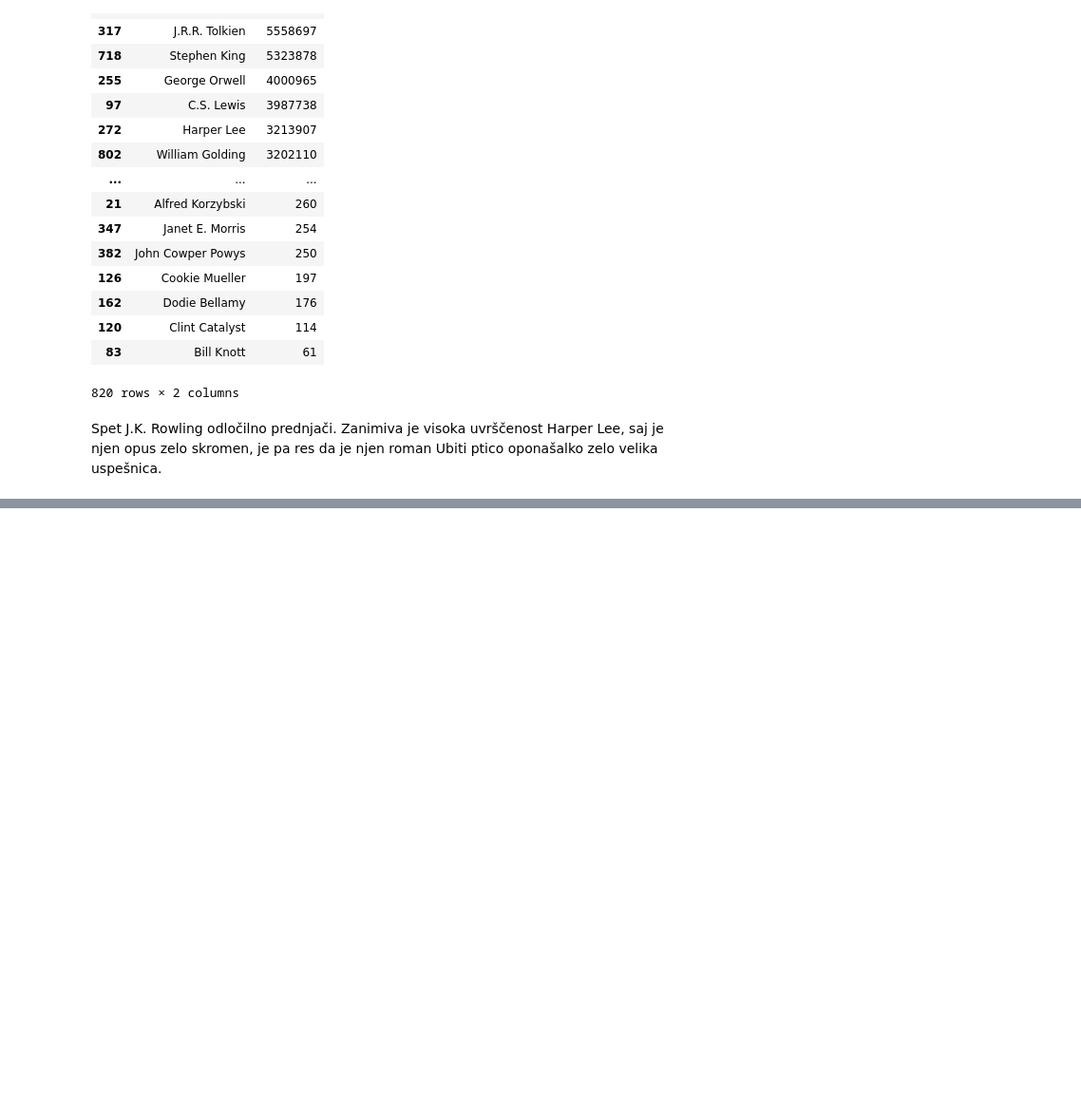
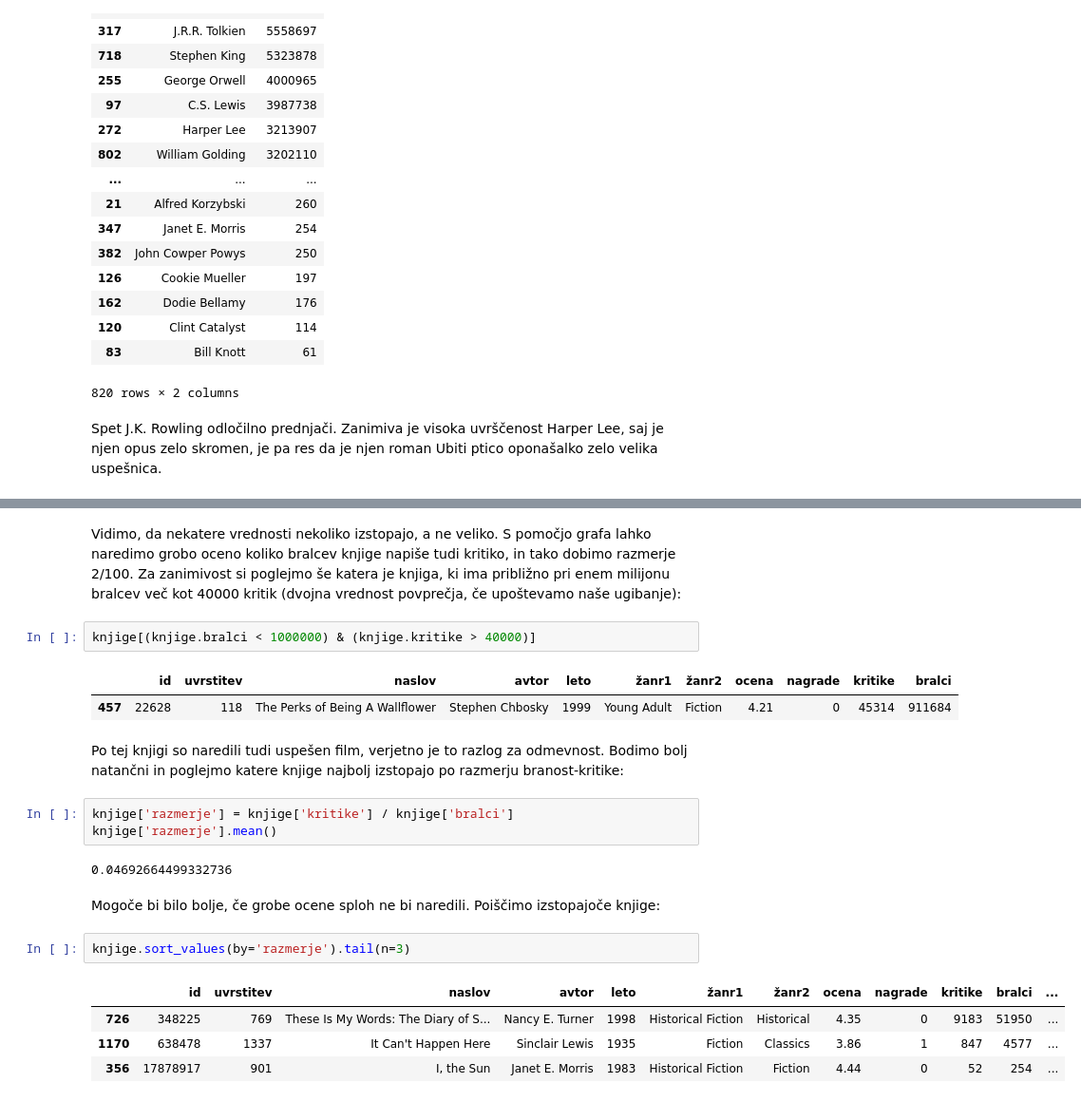
Before and after one commit to petrare/projekt-prog-1, a Jupyter notebook: Projekt-Goodreads.ipynb, the cells around one changed output, grey strips where cells are left out. Shown at 95% size. Drawn from its saved outputs; the diff is of its cells as text; blank space fills up the shorter version.

```diff
--- a/Projekt-Goodreads.ipynb
+++ b/Projekt-Goodreads.ipynb
@@ -350,0 +356,23 @@ Spet J.K. Rowling odločilno prednjači. Zanimiva je visoka uvrščenost Harper
+# %% [markdown]
+Vidimo, da nekatere vrednosti nekoliko izstopajo, a ne veliko. S pomočjo grafa lahko naredimo grobo oceno koliko bralcev knjige napiše tudi kritiko, in tako dobimo razmerje 2/100. Za zanimivost si poglejmo še katera je knjiga, ki ima približno pri enem milijonu bralcev več kot 40000 kritik (dvojna vrednost povprečja, če upoštevamo naše ugibanje):
+# %%
+knjige[(knjige.bralci < 1000000) & (knjige.kritike > 40000)]
+# %% [output]
+|  | id | uvrstitev | naslov | avtor | leto | žanr1 | žanr2 | ocena | nagrade | kritike | bralci |
+| 457 | 22628 | 118 | The Perks of Being A Wallflower | Stephen Chbosky | 1999 | Young Adult | Fiction | 4.21 | 0 | 45314 | 911684 |
+# %% [markdown]
+Po tej knjigi so naredili tudi uspešen film, verjetno je to razlog za odmevnost. Bodimo bolj natančni in poglejmo katere knjige najbolj izstopajo po razmerju branost-kritike:
+# %%
+knjige['razmerje'] = knjige['kritike'] / knjige['bralci']
+knjige['razmerje'].mean()
+# %% [output]
+0.04692664499332736
+# %% [markdown]
+Mogoče bi bilo bolje, če grobe ocene sploh ne bi naredili. Poiščimo izstopajoče knjige:
+# %%
+knjige.sort_values(by='razmerje').tail(n=3)
+# %% [output]
+|  | id | uvrstitev | naslov | avtor | leto | žanr1 | žanr2 | ocena | nagrade | kritike | bralci | ... |
+| 726 | 348225 | 769 | These Is My Words: The Diary of S... | Nancy E. Turner | 1998 | Historical Fiction | Historical | 4.35 | 0 | 9183 | 51950 | ... |
+| 1170 | 638478 | 1337 | It Can't Happen Here | Sinclair Lewis | 1935 | Fiction | Classics | 3.86 | 1 | 847 | 4577 | ... |
+| 356 | 17878917 | 901 | I, the Sun | Janet E. Morris | 1983 | Historical Fiction | Fiction | 4.44 | 0 | 52 | 254 | ... |
```
Also changed, not shown: parts of 10 cells of this notebook.
